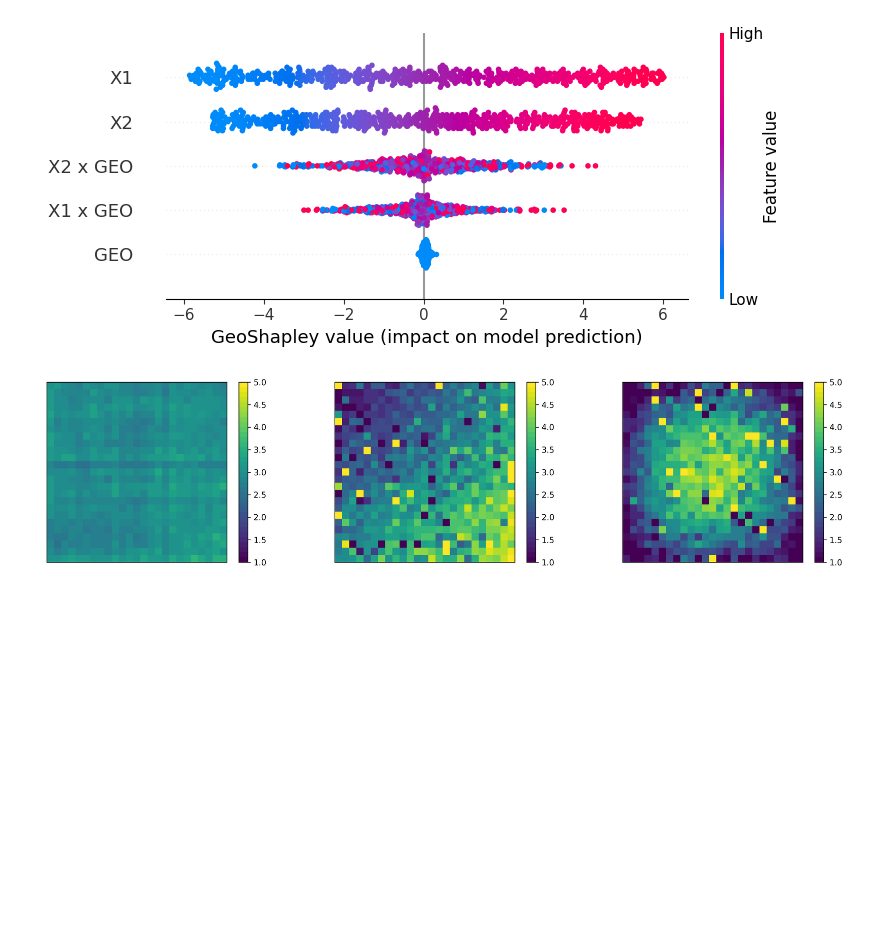
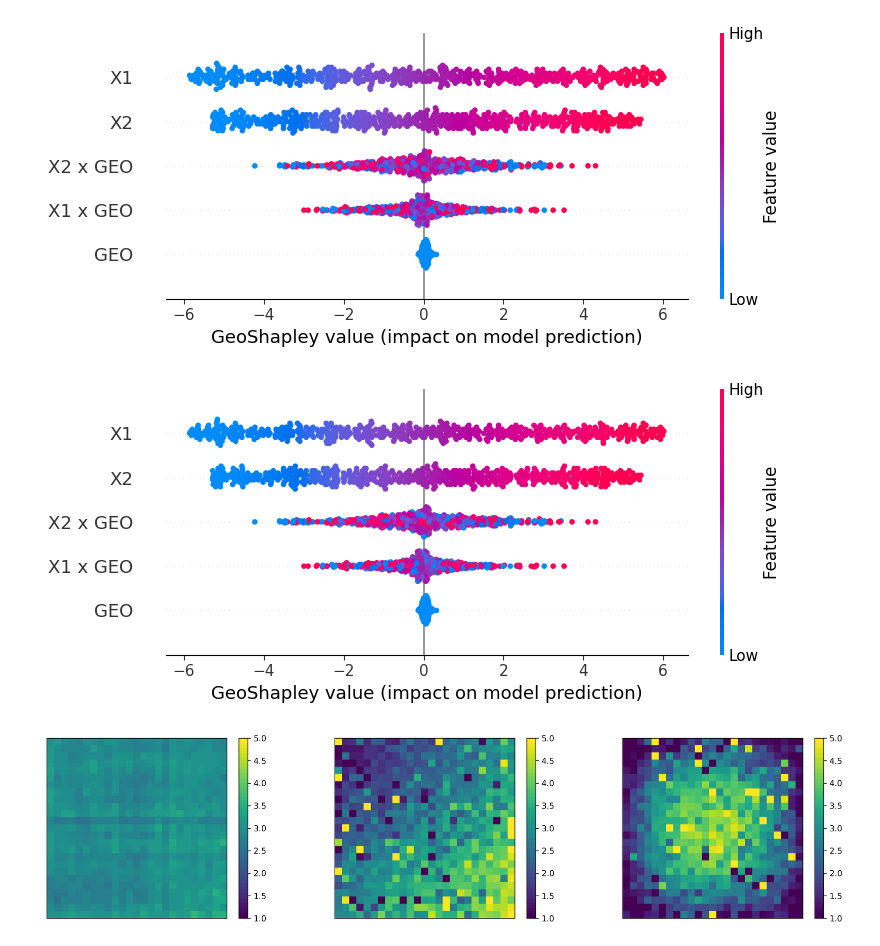
Before and after one commit to Ziqi-Li/geoshapley, a Jupyter notebook: notebooks/mgwr-dgp-example.ipynb, the cells around one changed output. Drawn from its saved outputs; the diff is of its cells as text; code cells hidden in the pictures; blank space fills up the shorter version.

```diff
--- a/notebooks/mgwr-dgp-example.ipynb
+++ b/notebooks/mgwr-dgp-example.ipynb
@@ -149,6 +135,10 @@ xgb_explainer = GeoShapleyExplainer(xgb_model.predict, background_X)
 xgb_rslt = xgb_explainer.explain(X_coords)
 # %%
 xgb_params = xgb_rslt.get_svc(col = [0, 1])
+# %%
+mlp_rslt.summary_plot(dpi=100)
+# %% [output]
+[figure, added]
 # %%
 plot_s(xgb_params.T,vmin=1,vmax=5)
 # %% [output]
```
Also changed, not shown: parts of 2 cells of this notebook.
